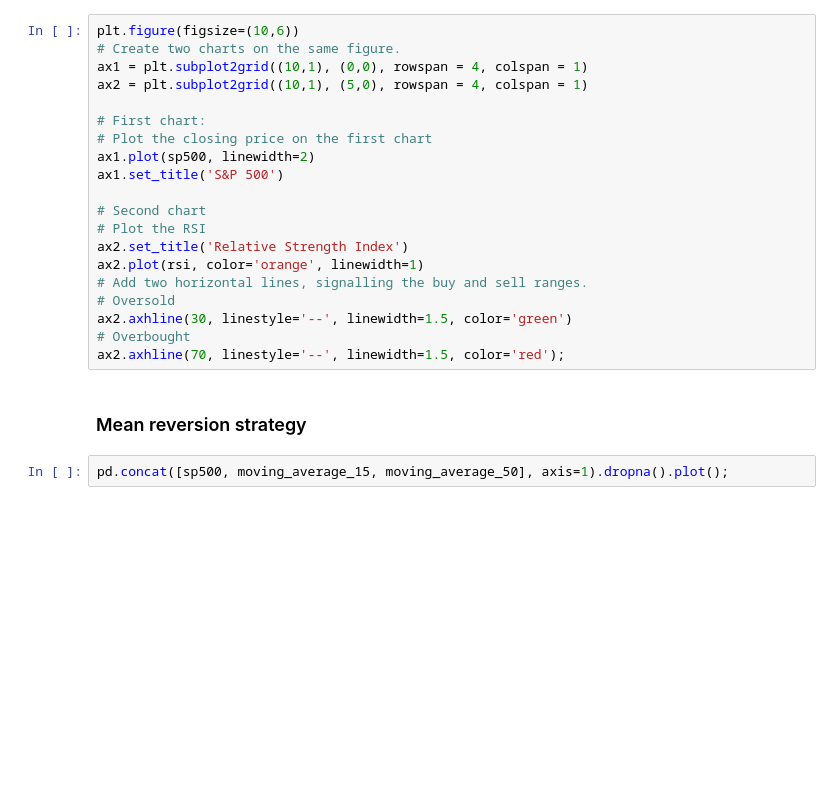
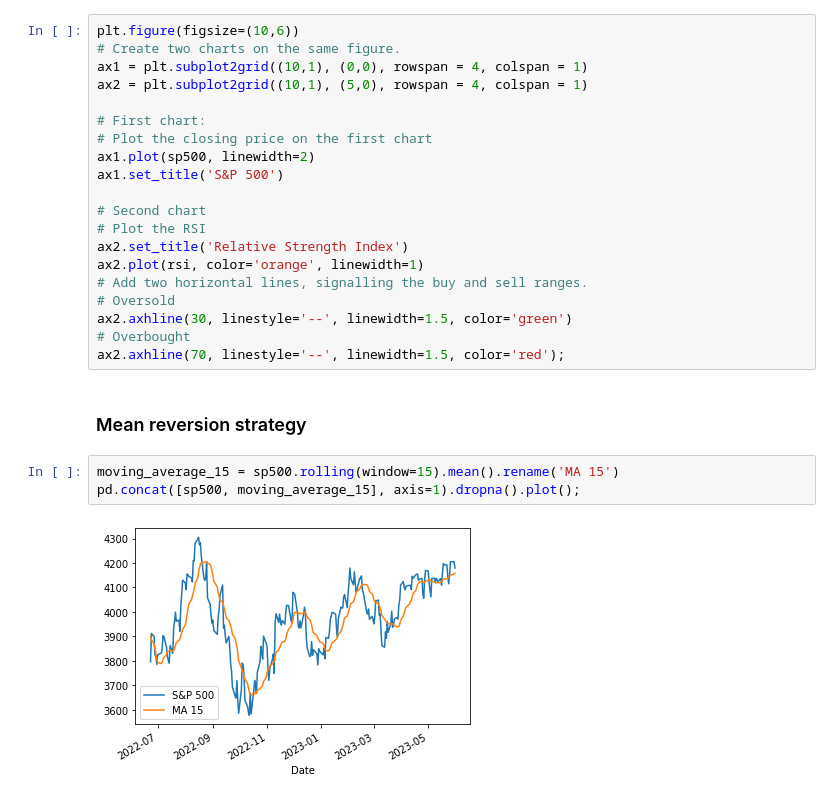
Before and after one commit to rubenkerkhofs/trading_algorithms_python, a Jupyter notebook: exercises/3. Generating Buy and Sell Signals/4. Technical Analysis.ipynb, the cells around one changed output. Drawn from its saved outputs; the diff is of its cells as text; blank space fills up the shorter version.

```diff
--- a/exercises/3. Generating Buy and Sell Signals/4. Technical Analysis.ipynb
+++ b/exercises/3. Generating Buy and Sell Signals/4. Technical Analysis.ipynb
@@ -123,7 +200,10 @@ ax2.axhline(70, linestyle='--', linewidth=1.5, color='red');
 # %% [markdown]
 ### Mean reversion strategy
 # %%
-pd.concat([sp500, moving_average_15, moving_average_50], axis=1).dropna().plot();
+moving_average_15 = sp500.rolling(window=15).mean().rename('MA 15')
+pd.concat([sp500, moving_average_15], axis=1).dropna().plot();
+# %% [output]
+[figure, added]
 # %%
 plt.figure(figsize=(10,6))
 # Create two charts on the same figure.
```
Also changed, not shown: parts of 7 cells of this notebook, 31 other files.
